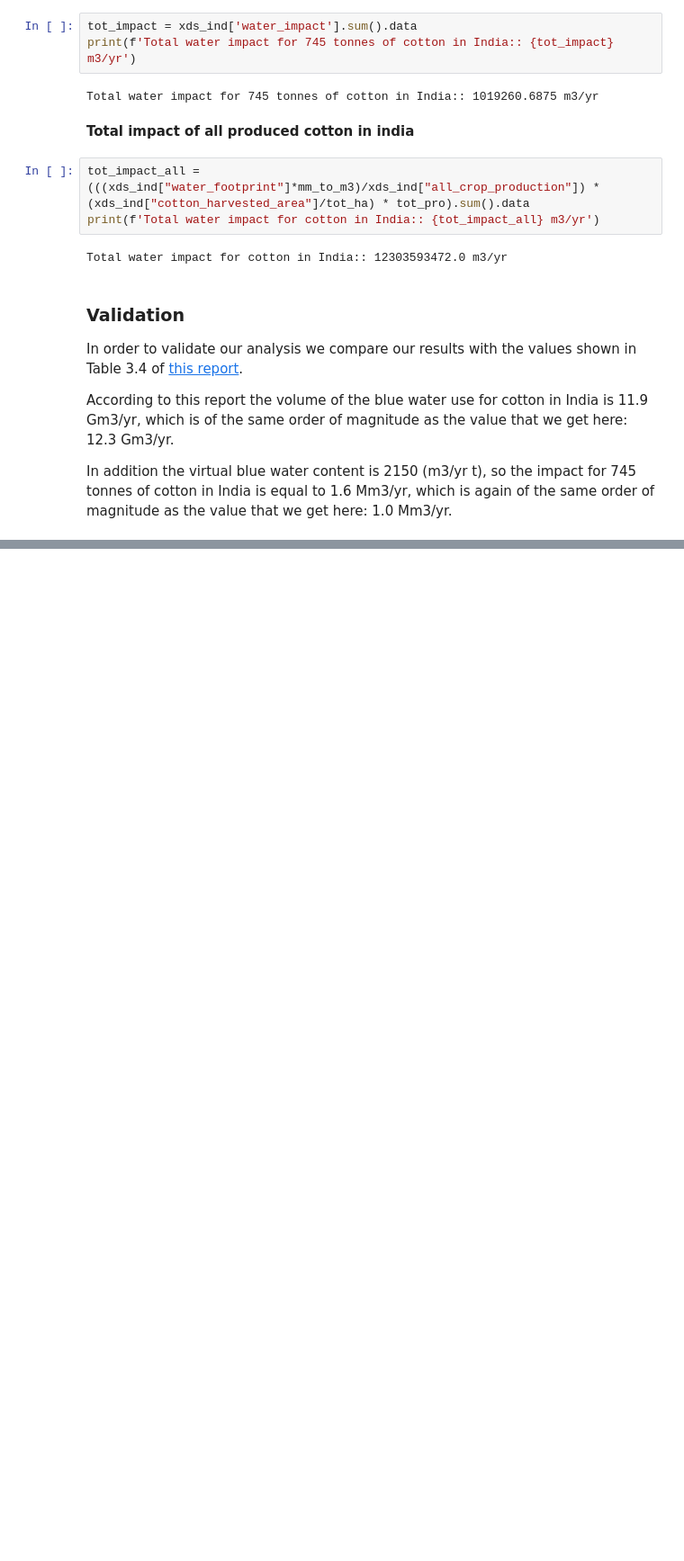
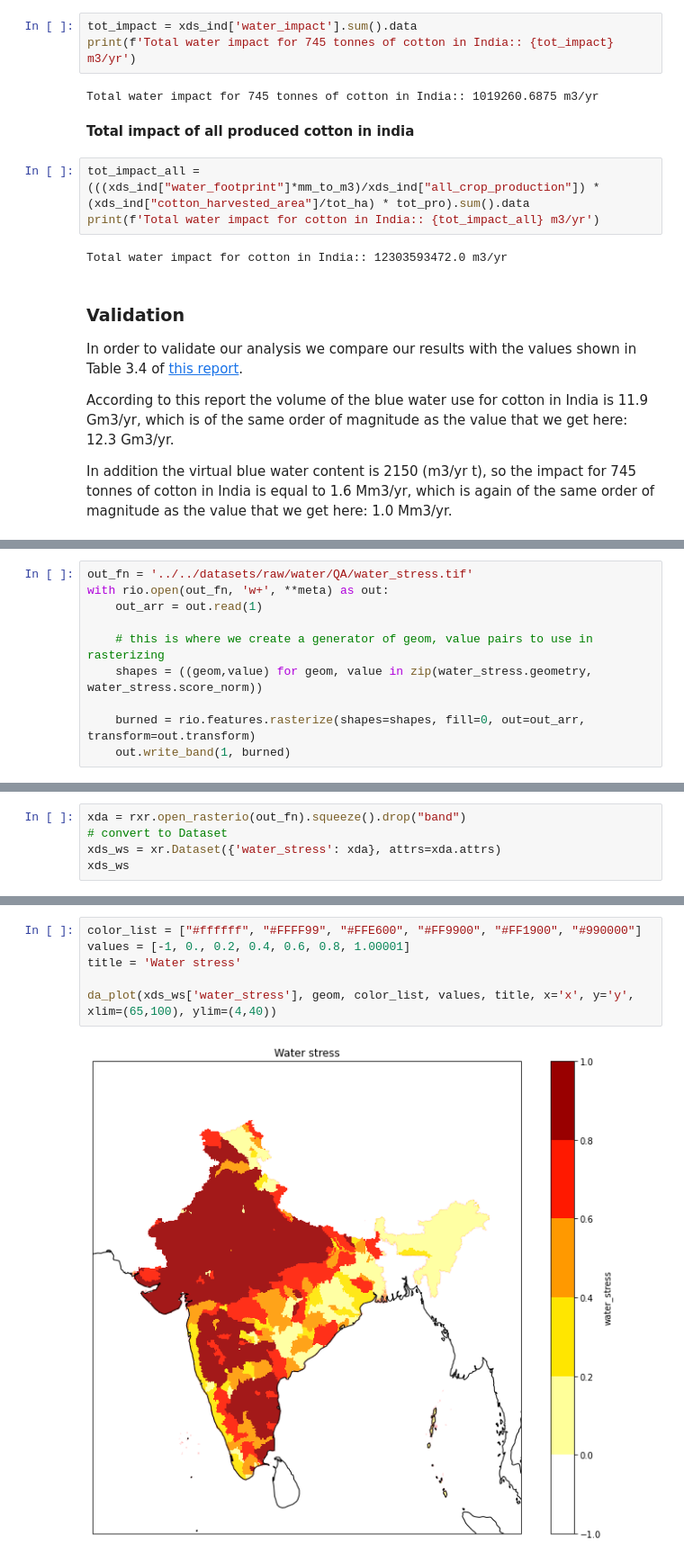
Before and after one commit to Vizzuality/landgriffon, a Jupyter notebook: data/notebooks/Lab/8_QA_water_impact.ipynb, the cells around one changed output, grey strips where cells are left out. Shown at 90% size. Cells and saved outputs as stored; diff of their text form; blank space fills up the shorter version.

```diff
--- a/data/notebooks/Lab/8_QA_water_impact.ipynb
+++ b/data/notebooks/Lab/8_QA_water_impact.ipynb
@@ -451,0 +550,10 @@ In addition the virtual blue water content is 2150 (m3/yr t), so the impact for
+# %%
+out_fn = '../../datasets/raw/water/QA/water_stress.tif'
+with rio.open(out_fn, 'w+', **meta) as out:
+    out_arr = out.read(1)
+
+    # this is where we create a generator of geom, value pairs to use in rasterizing
+    shapes = ((geom,value) for geom, value in zip(water_stress.geometry, water_stress.score_norm))
+
+    burned = rio.features.rasterize(shapes=shapes, fill=0, out=out_arr, transform=out.transform)
+    out.write_band(1, burned)
@@ -451,0 +562,5 @@ In addition the virtual blue water content is 2150 (m3/yr t), so the impact for
+# %%
+xda = rxr.open_rasterio(out_fn).squeeze().drop("band")
+# convert to Dataset
+xds_ws = xr.Dataset({'water_stress': xda}, attrs=xda.attrs)
+xds_ws
@@ -451,0 +580,8 @@ In addition the virtual blue water content is 2150 (m3/yr t), so the impact for
+# %%
+color_list = ["#ffffff", "#FFFF99", "#FFE600", "#FF9900", "#FF1900", "#990000"]
+values = [-1, 0., 0.2, 0.4, 0.6, 0.8, 1.00001]
+title = 'Water stress'
+
+da_plot(xds_ws['water_stress'], geom, color_list, values, title, x='x', y='y', xlim=(65,100), ylim=(4,40))
+# %% [output]
+[figure, added]
```
Also changed, not shown: parts of 23 cells of this notebook.
